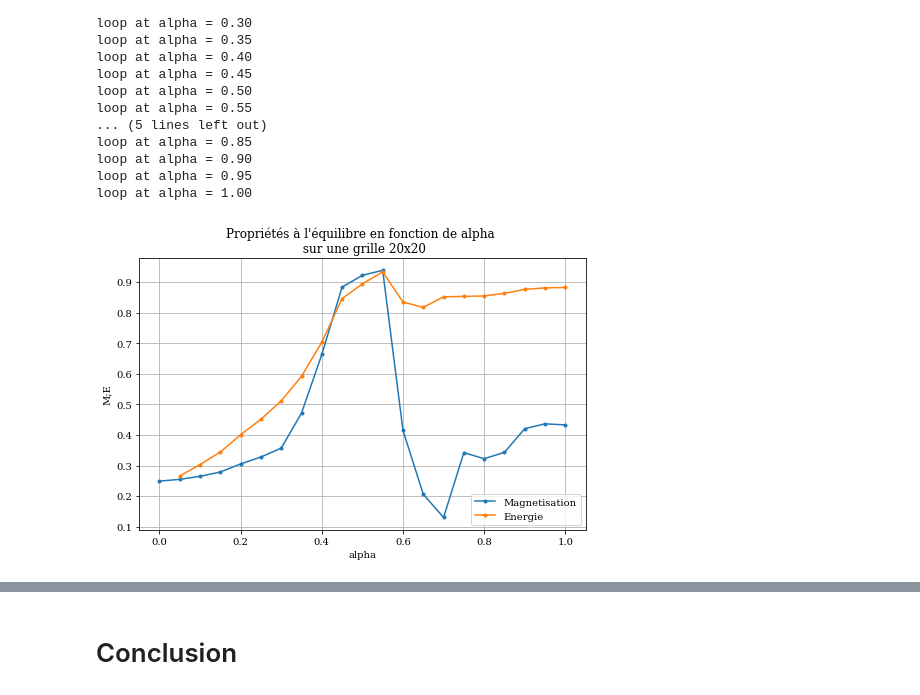
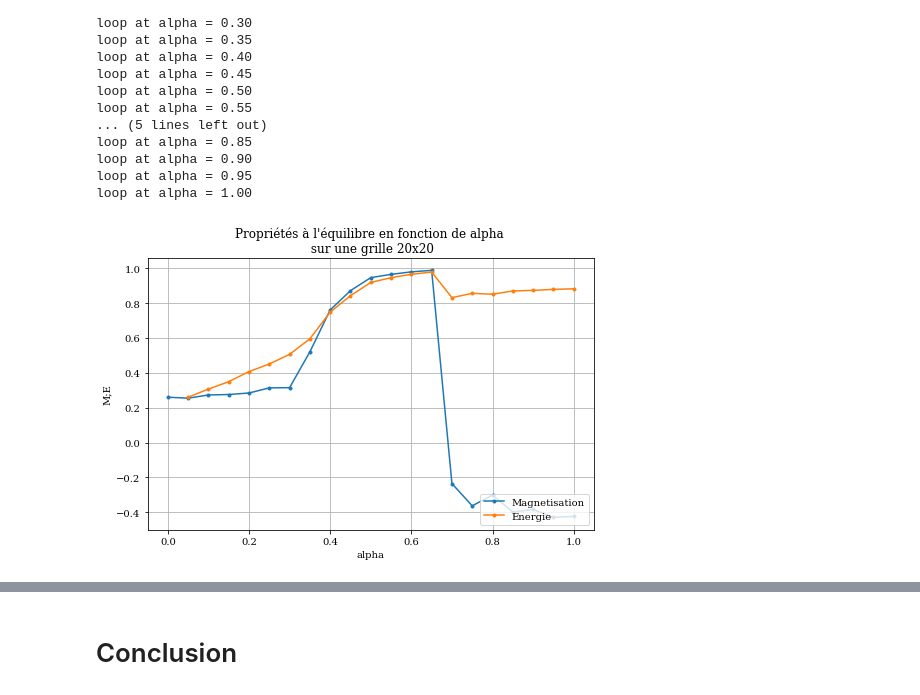
Before and after one commit to ceschoon/Travail-PHYS-F-303, a Jupyter notebook: Travail_PHYS-F-303_MJ_CS.ipynb, the cells around one changed output, grey strips where cells are left out. Saved outputs shown, nothing was run; the diff lists cells and outputs as text; code cells hidden in the pictures.

```diff
--- a/Travail_PHYS-F-303_MJ_CS.ipynb
+++ b/Travail_PHYS-F-303_MJ_CS.ipynb
@@ -1359,13 +1361,13 @@ loop at alpha = 0.95
 loop at alpha = 1.00
 # %%
 plt.figure(figsize=(8,5));
-plt.plot(alphas,abs(Ms), '.-', label='Magnetisation');
+plt.plot(alphas,Ms, '.-', label='Magnetisation');
 plt.plot(alphas[1:],abs(Es[1:]/E_aligned[1:]), '.-', label='Energie');
 plt.title("Propriétés à l'équilibre en fonction de alpha \n sur une grille {:d}x{:d}".format(nx,ny));
 plt.xlabel('alpha');
 plt.ylabel('M;E');
 plt.legend(loc=4);
 plt.grid()
 plt.show()
 # %% [output]
-[figure, old version]
+[figure, new version]
```
Also changed, not shown: parts of 47 cells of this notebook.
